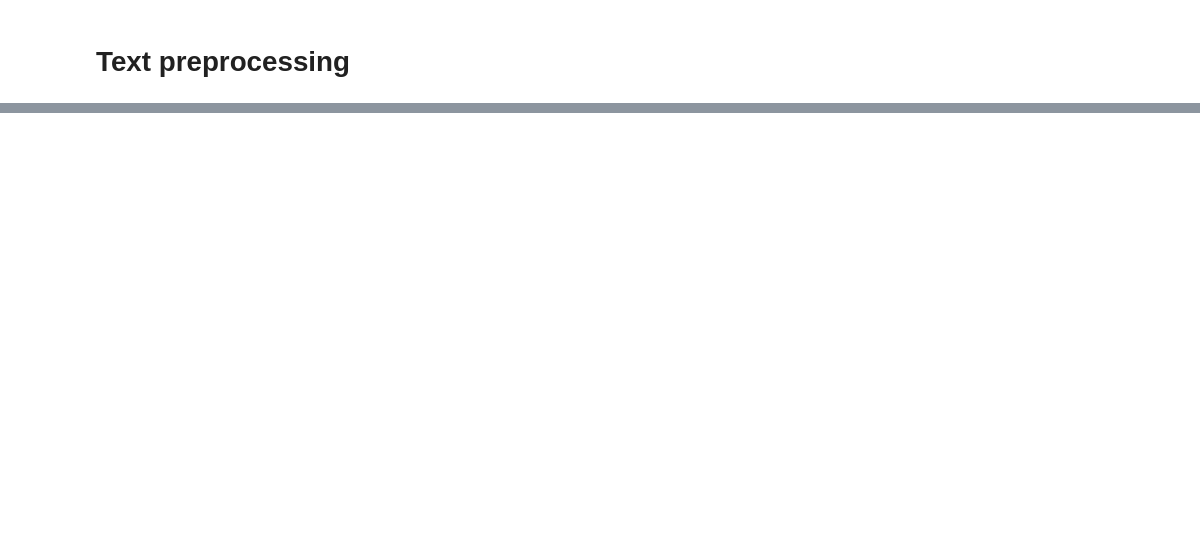
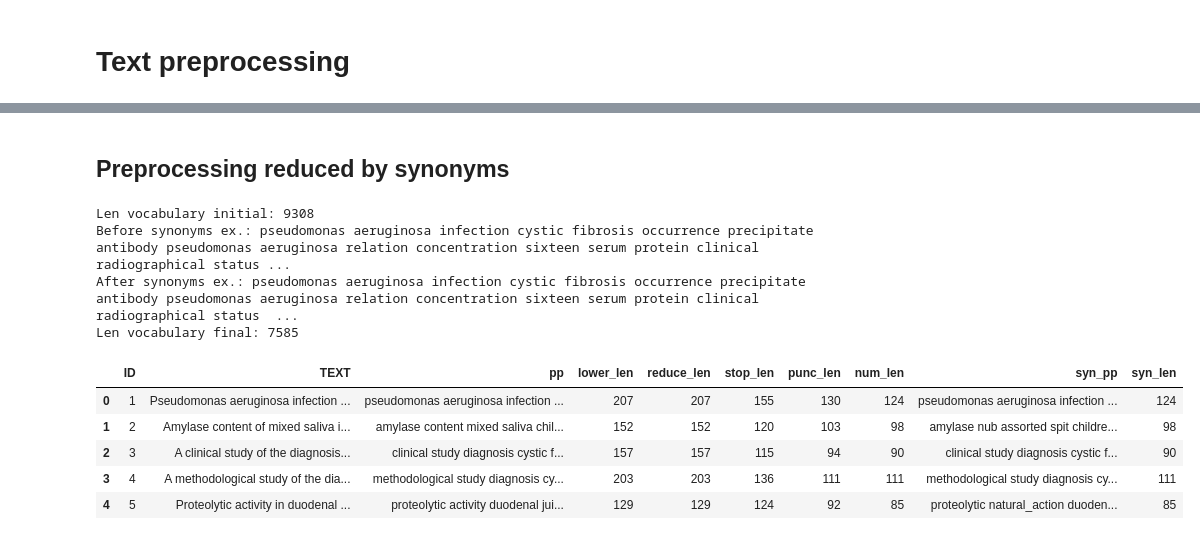
Before and after one commit to AnnaPaulaFigueiredo/INFORMATION-RETRIEVAL-TP1, a Jupyter notebook: code/analysis.ipynb, the cells around one changed output, grey strips where cells are left out. Cells and saved outputs as stored; diff of their text form; code cells hidden in the pictures; blank space fills up the shorter version.

```diff
--- a/code/analysis.ipynb
+++ b/code/analysis.ipynb
@@ -487,0 +315,15 @@ sklearn.feature_extraction.text.TfidfVectorizer
+# %%
+def contabilize_stats(data, stats)->pd.DataFrame:
+
+    data['lower_len'] = stats['lower']
+    data['reduce_len'] = stats['reduce']
+    data['stop_len'] = stats['stop_words']
+    data['punc_len'] = stats['punctuation']
+    data['num_len'] = stats['number']
+
+    return data
+
+df_query_pp = contabilize_stats(df_query_pp, pp_count_q)
+df_data_pp = contabilize_stats(df_data_pp, pp_count_d)
+
+df_data_pp.head()
@@ -487,0 +337,2 @@ sklearn.feature_extraction.text.TfidfVectorizer
+# %% [markdown]
+## Preprocessing reduced by synonyms
@@ -487,0 +400,18 @@ sklearn.feature_extraction.text.TfidfVectorizer
+# %%
+df_data_pp, df_query_pp = reduce_vocabulary(df_data_pp, df_query_pp, 'pp')
+
+df_data_pp['syn_len'] = df_data_pp['syn_pp'].apply(lambda x: len(x.split()))
+df_query_pp['syn_len'] = df_query_pp['syn_pp'].apply(lambda x: len(x.split()))
+
+df_data_pp.head()
+# %% [output]
+Len vocabulary initial: 9308
+Before synonyms ex.: pseudomonas aeruginosa infection cystic fibrosis occurrence precipitate antibody pseudomonas aeruginosa relation concentration sixteen serum protein clinical radiographical status ...
+After synonyms ex.: pseudomonas aeruginosa infection cystic fibrosis occurrence precipitate antibody pseudomonas aeruginosa relation concentration sixteen serum protein clinical radiographical status  ...
+Len vocabulary final: 7585
+|  | ID | TEXT | pp | lower_len | reduce_len | stop_len | punc_len | num_len | syn_pp | syn_len |
+| 0 | 1 | Pseudomonas aeruginosa infection ... | pseudomonas aeruginosa infection ... | 207 | 207 | 155 | 130 | 124 | pseudomonas aeruginosa infection ... | 124 |
+| 1 | 2 | Amylase content of mixed saliva i... | amylase content mixed saliva chil... | 152 | 152 | 120 | 103 | 98 | amylase nub assorted spit childre... | 98 |
+| 2 | 3 | A clinical study of the diagnosis... | clinical study diagnosis cystic f... | 157 | 157 | 115 | 94 | 90 | clinical study diagnosis cystic f... | 90 |
+| 3 | 4 | A methodological study of the dia... | methodological study diagnosis cy... | 203 | 203 | 136 | 111 | 111 | methodological study diagnosis cy... | 111 |
+| 4 | 5 | Proteolytic activity in duodenal ... | proteolytic activity duodenal jui... | 129 | 129 | 124 | 92 | 85 | proteolytic natural_action duoden... | 85 |
```
Also changed, not shown: parts of 56 cells of this notebook.
